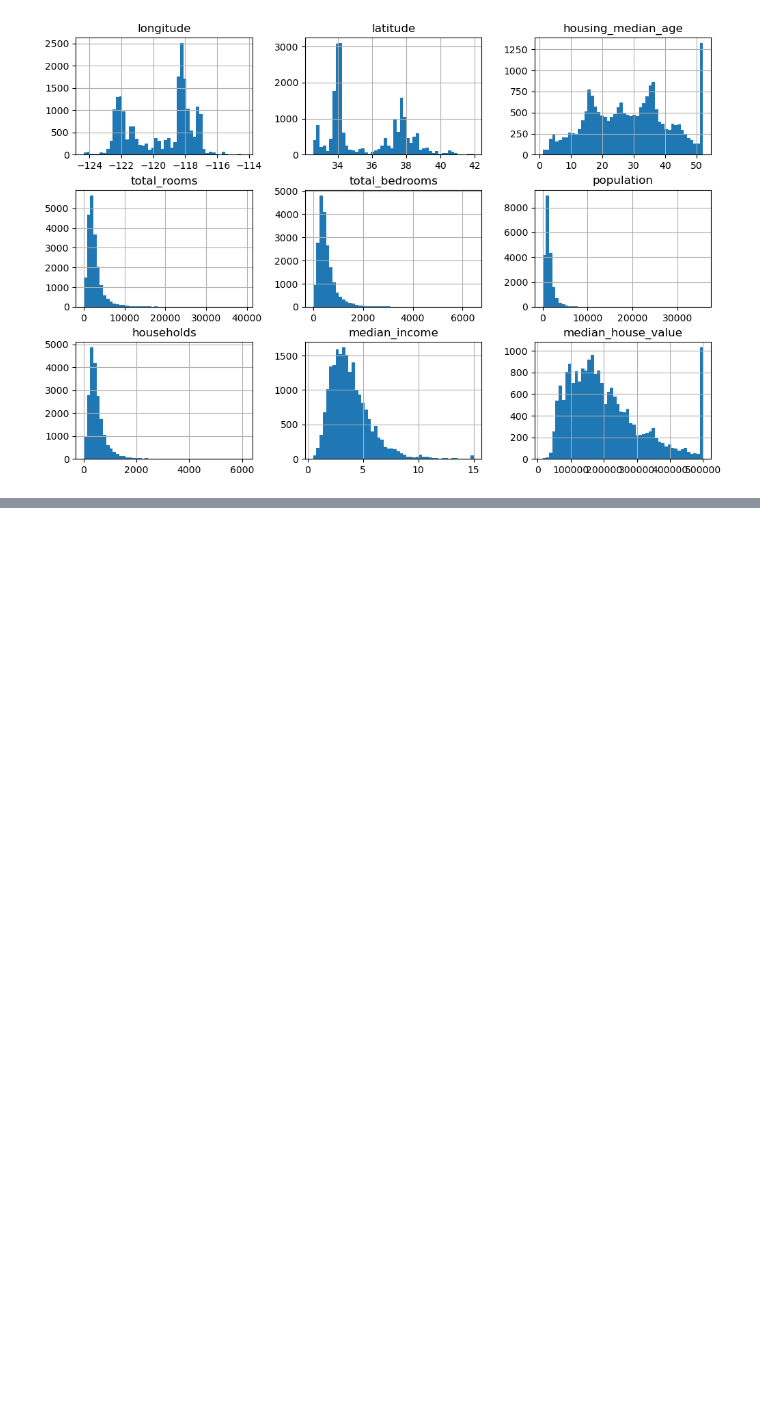
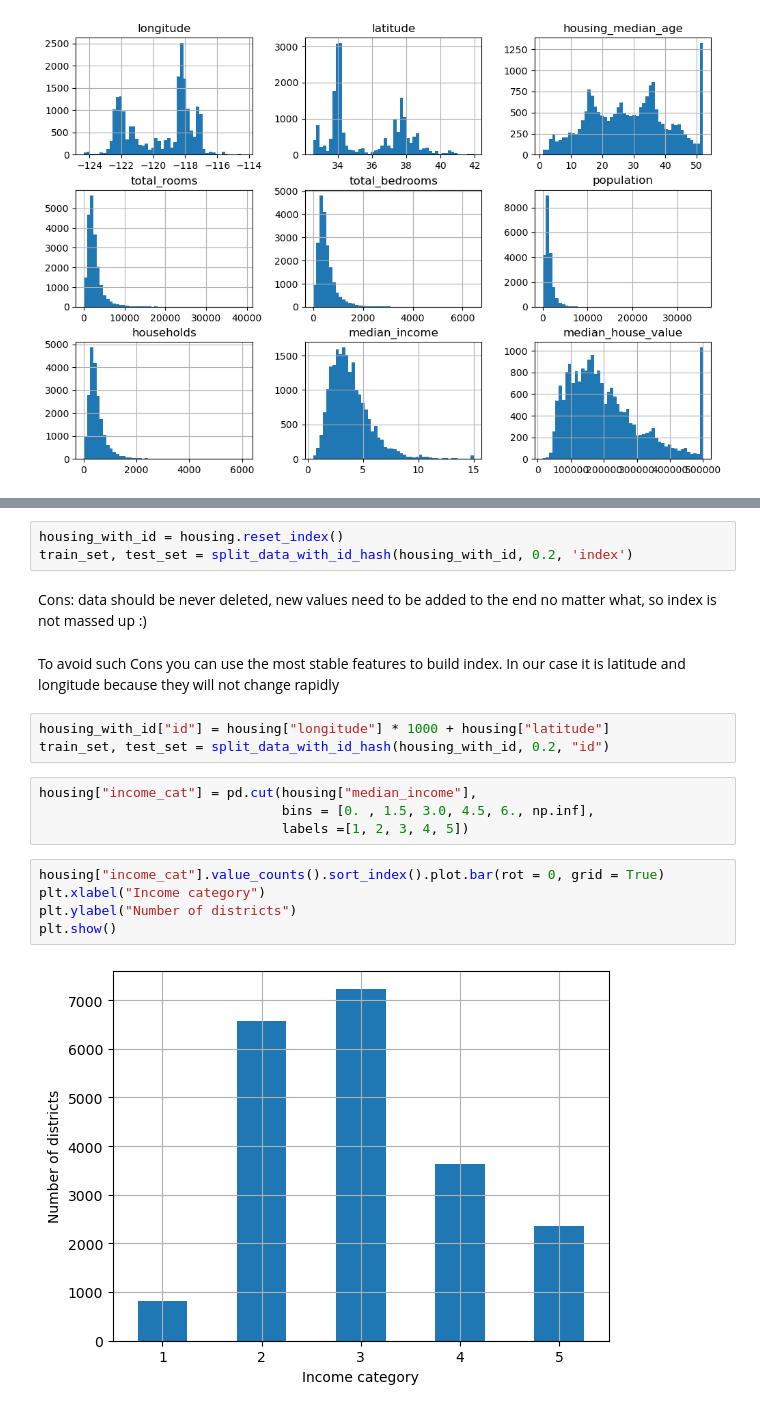
Before and after one commit to Kiril-Komissarenko/O-ReillyHandsOnMachineLearning, a Jupyter notebook: Chapter 2/Untitled-1.ipynb, the cells around one changed output, grey strips where cells are left out. Drawn from its saved outputs; the diff is of its cells as text; blank space fills up the shorter version.

Commit message:
feat: ch02 divided data into test,train df. Did data vizualization

```diff
--- a/Chapter 2/Untitled-1.ipynb
+++ b/Chapter 2/Untitled-1.ipynb
@@ -76,0 +121,21 @@ plt.show()
+# %%
+housing_with_id = housing.reset_index()
+train_set, test_set = split_data_with_id_hash(housing_with_id, 0.2, 'index')
+# %% [markdown]
+Cons: data should be never deleted, new values need to be added to the end no matter what, so index is not massed up :)
+# %% [markdown]
+To avoid such Cons you can use the most stable features to build index. In our case it is latitude and longitude because they will not change rapidly
+# %%
+housing_with_id["id"] = housing["longitude"] * 1000 + housing["latitude"]
+train_set, test_set = split_data_with_id_hash(housing_with_id, 0.2, "id")
+# %%
+housing["income_cat"] = pd.cut(housing["median_income"],
+                               bins = [0. , 1.5, 3.0, 4.5, 6., np.inf],
+                               labels =[1, 2, 3, 4, 5])
+# %%
+housing["income_cat"].value_counts().sort_index().plot.bar(rot = 0, grid = True)
+plt.xlabel("Income category")
+plt.ylabel("Number of districts")
+plt.show()
+# %% [output]
+[figure, added]
```
Also changed, not shown: parts of 23 cells of this notebook.
